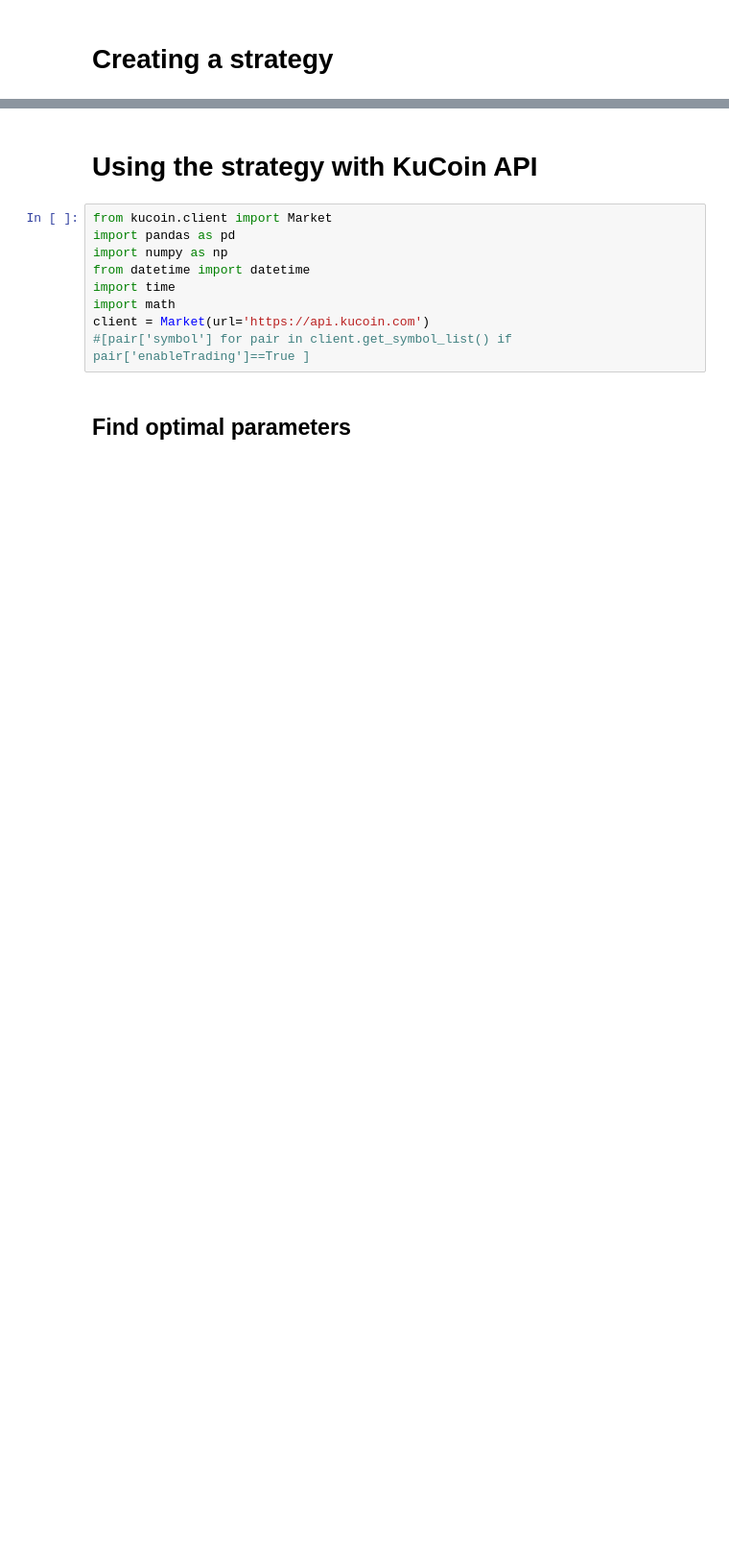
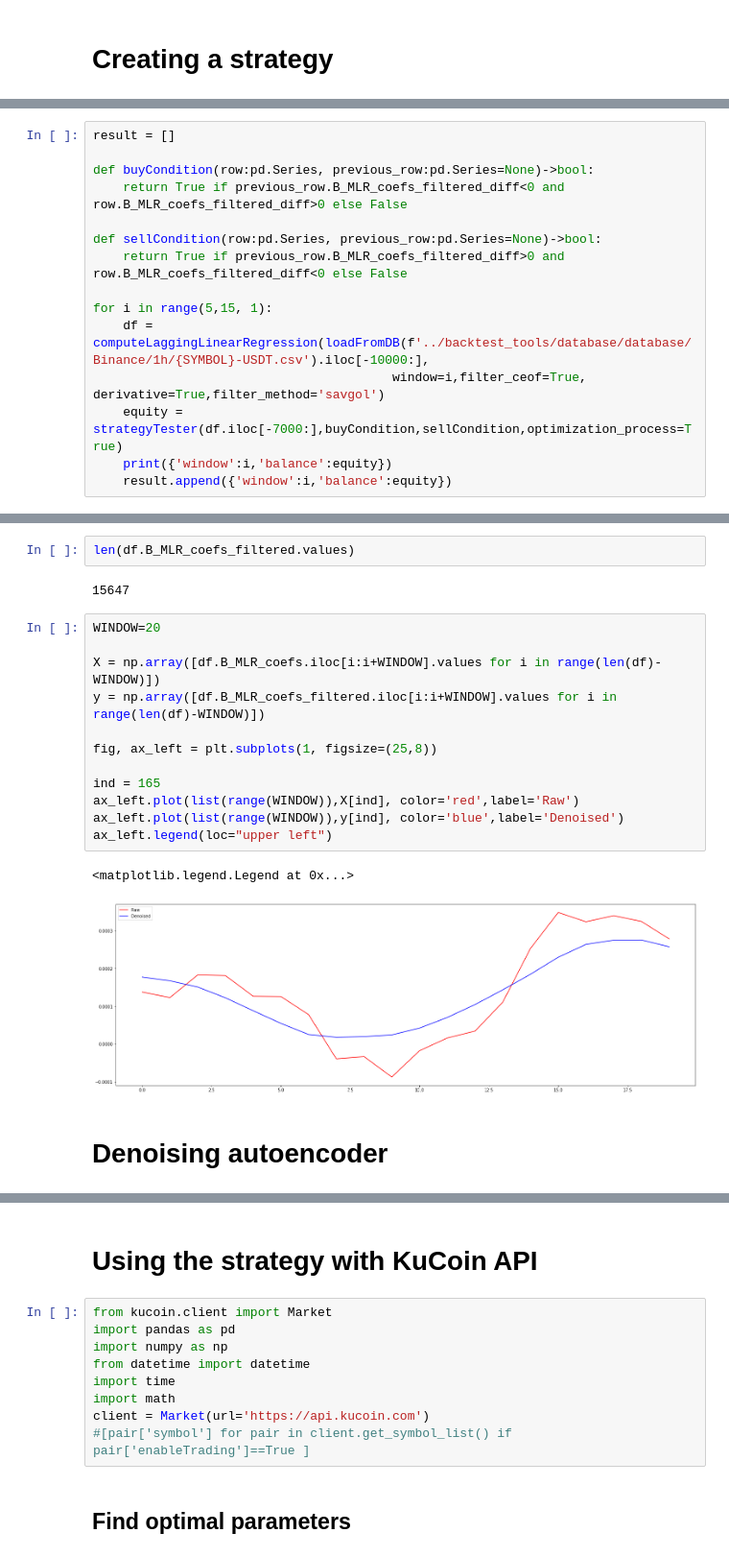
Before and after one commit to webclinic017/Trading-sandbox, a Jupyter notebook: 07_Previous_Trend_Indicators.ipynb, the cells around one changed output, grey strips where cells are left out. Shown at 96% size. Cells and saved outputs as stored; diff of their text form; blank space fills up the shorter version.

```diff
--- a/07_Next_Trend_Indicators.ipynb
+++ b/07_Previous_Trend_Indicators.ipynb
@@ -529,0 +128,15 @@ Winrate 84 %
+# %%
+result = []
+
+def buyCondition(row:pd.Series, previous_row:pd.Series=None)->bool:
+    return True if previous_row.B_MLR_coefs_filtered_diff<0 and row.B_MLR_coefs_filtered_diff>0 else False
+
+def sellCondition(row:pd.Series, previous_row:pd.Series=None)->bool:
+    return True if previous_row.B_MLR_coefs_filtered_diff>0 and row.B_MLR_coefs_filtered_diff<0 else False
+
+for i in range(5,15, 1):
+    df = computeLaggingLinearRegression(loadFromDB(f'../backtest_tools/database/database/Binance/1h/{SYMBOL}-USDT.csv').iloc[-10000:],
+                                        window=i,filter_ceof=True, derivative=True,filter_method='savgol')
+    equity = strategyTester(df.iloc[-7000:],buyCondition,sellCondition,optimization_process=True)
+    print({'window':i,'balance':equity})
+    result.append({'window':i,'balance':equity})
@@ -529,0 +153,21 @@ Winrate 84 %
+# %%
+len(df.B_MLR_coefs_filtered.values)
+# %% [output]
+15647
+# %%
+WINDOW=20
+
+X = np.array([df.B_MLR_coefs.iloc[i:i+WINDOW].values for i in range(len(df)-WINDOW)])
+y = np.array([df.B_MLR_coefs_filtered.iloc[i:i+WINDOW].values for i in range(len(df)-WINDOW)])
+
+fig, ax_left = plt.subplots(1, figsize=(25,8))
+
+ind = 165
+ax_left.plot(list(range(WINDOW)),X[ind], color='red',label='Raw')
+ax_left.plot(list(range(WINDOW)),y[ind], color='blue',label='Denoised')
+ax_left.legend(loc="upper left")
+# %% [output]
+<matplotlib.legend.Legend at 0x...>
+[figure, added]
+# %% [markdown]
+# Denoising autoencoder
```
Also changed, not shown: parts of 33 cells of this notebook, 7 other files.
